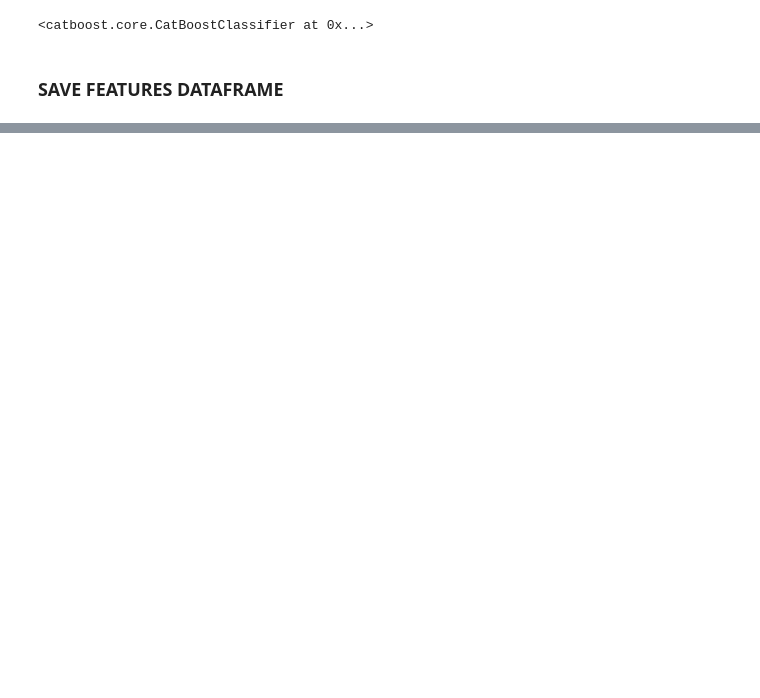
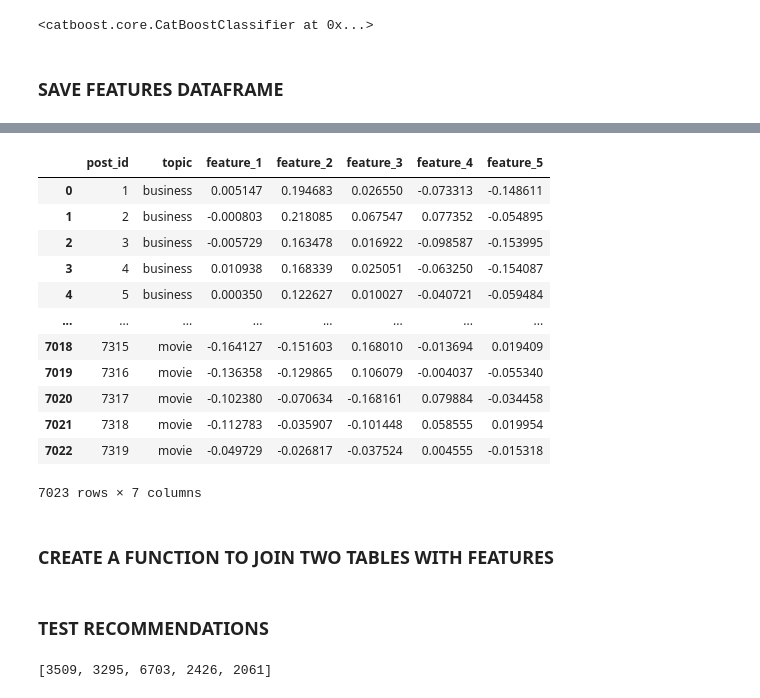
Before and after one commit to nikitaefremove/Rec_Sys_App, a Jupyter notebook: notebooks/model_evaluation.ipynb, the cells around one changed output, grey strips where cells are left out. Saved outputs shown, nothing was run; the diff lists cells and outputs as text; code cells hidden in the pictures; blank space fills up the shorter version.

```diff
--- a/notebooks/model_evaluation.ipynb
+++ b/notebooks/model_evaluation.ipynb
@@ -193,0 +265,2 @@ for i in features_df.columns:
+# %%
+post_features_df = post_df
@@ -279,0 +374,16 @@ features_df.to_csv('nikita_efremov_features_lesson_22.csv', index='user_id')
+# %%
+post_features_df
+# %% [output]
+|  | post_id | topic | feature_1 | feature_2 | feature_3 | feature_4 | feature_5 |
+| 0 | 1 | business | 0.005147 | 0.194683 | 0.026550 | -0.073313 | -0.148611 |
+| 1 | 2 | business | -0.000803 | 0.218085 | 0.067547 | 0.077352 | -0.054895 |
+| 2 | 3 | business | -0.005729 | 0.163478 | 0.016922 | -0.098587 | -0.153995 |
+| 3 | 4 | business | 0.010938 | 0.168339 | 0.025051 | -0.063250 | -0.154087 |
+| 4 | 5 | business | 0.000350 | 0.122627 | 0.010027 | -0.040721 | -0.059484 |
+| ... | ... | ... | ... | ... | ... | ... | ... |
+| 7018 | 7315 | movie | -0.164127 | -0.151603 | 0.168010 | -0.013694 | 0.019409 |
+| 7019 | 7316 | movie | -0.136358 | -0.129865 | 0.106079 | -0.004037 | -0.055340 |
+| 7020 | 7317 | movie | -0.102380 | -0.070634 | -0.168161 | 0.079884 | -0.034458 |
+| 7021 | 7318 | movie | -0.112783 | -0.035907 | -0.101448 | 0.058555 | 0.019954 |
+| 7022 | 7319 | movie | -0.049729 | -0.026817 | -0.037524 | 0.004555 | -0.015318 |
+7023 rows × 7 columns
@@ -279,0 +392,2 @@ features_df.to_csv('nikita_efremov_features_lesson_22.csv', index='user_id')
+# %% [markdown]
+### CREATE A FUNCTION TO JOIN TWO TABLES WITH FEATURES
@@ -279,0 +416,6 @@ features_df.to_csv('nikita_efremov_features_lesson_22.csv', index='user_id')
+# %% [markdown]
+### TEST RECOMMENDATIONS
+# %%
+prediction_top_5_posts(user_features_df, post_features_df, 599, cat_model)
+# %% [output]
+[3509, 3295, 6703, 2426, 2061]
```
Also changed, not shown: parts of 41 cells of this notebook, 5 other files.
